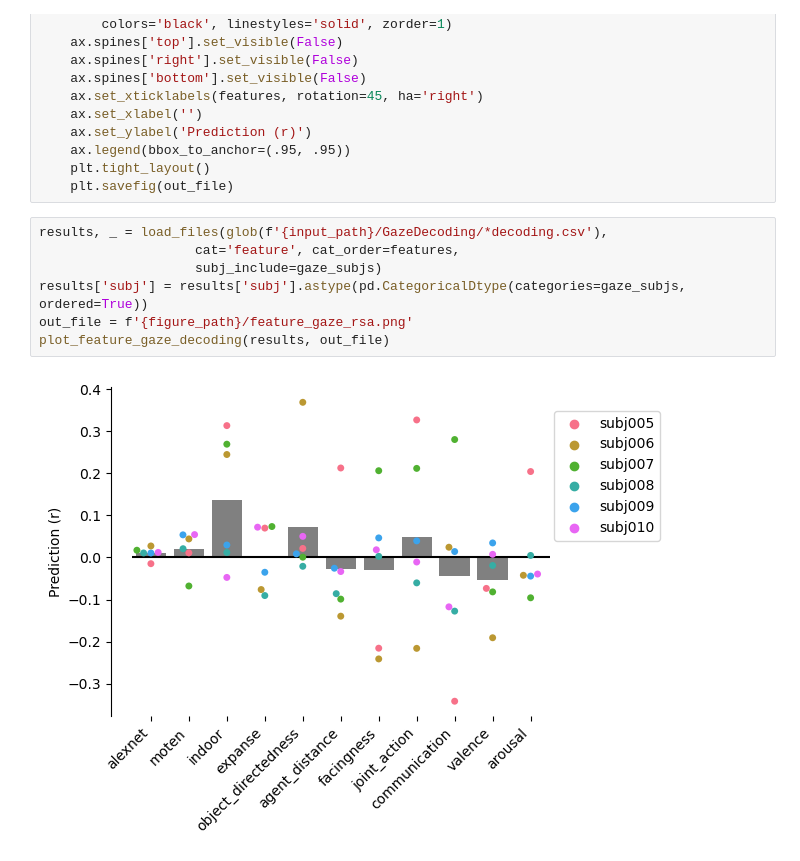
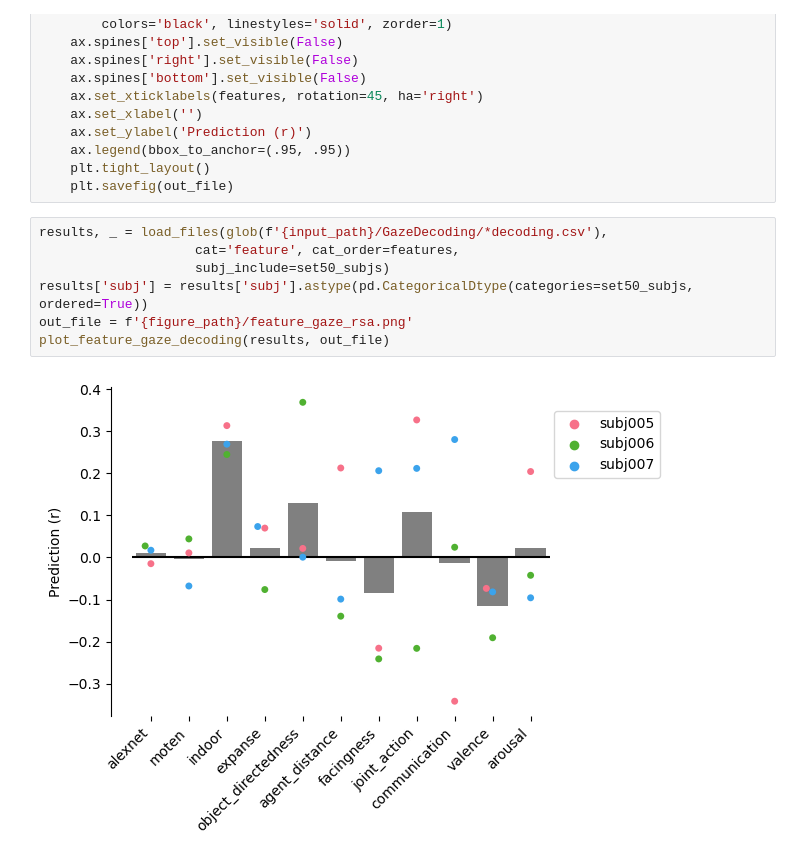
Before and after one commit to Isik-lab/SIEEG_analysis, a Jupyter notebook: notebooks/group_analysis.ipynb, the cells around one changed output. Saved outputs shown, nothing was run; the diff lists cells and outputs as text.

```diff
--- a/notebooks/group_analysis.ipynb
+++ b/notebooks/group_analysis.ipynb
@@ -332,9 +331,9 @@ def plot_feature_gaze_decoding(results, out_file):
 # %%
 results, _ = load_files(glob(f'{input_path}/GazeDecoding/*decoding.csv'),
                     cat='feature', cat_order=features,
-                    subj_include=gaze_subjs)
-results['subj'] = results['subj'].astype(pd.CategoricalDtype(categories=gaze_subjs, ordered=True))
+                    subj_include=set50_subjs)
+results['subj'] = results['subj'].astype(pd.CategoricalDtype(categories=set50_subjs, ordered=True))
 out_file = f'{figure_path}/feature_gaze_rsa.png'
 plot_feature_gaze_decoding(results, out_file)
 # %% [output]
-[figure, old version]
+[figure, new version]
```
Also changed, not shown: parts of 2 cells of this notebook, 1 other file.
